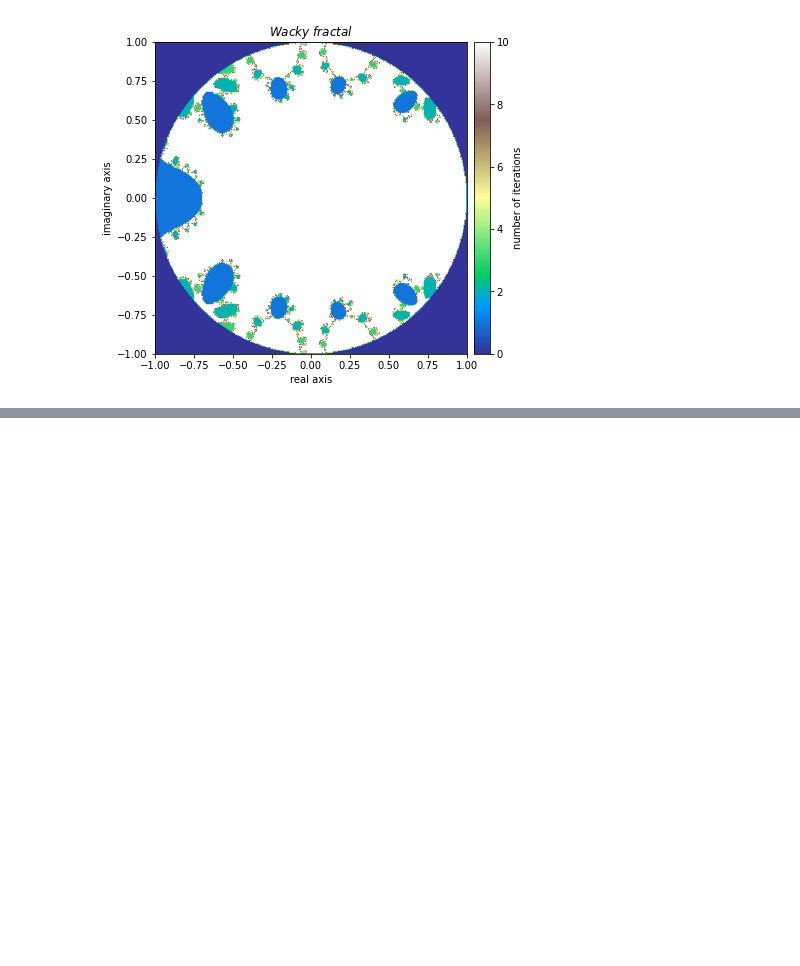
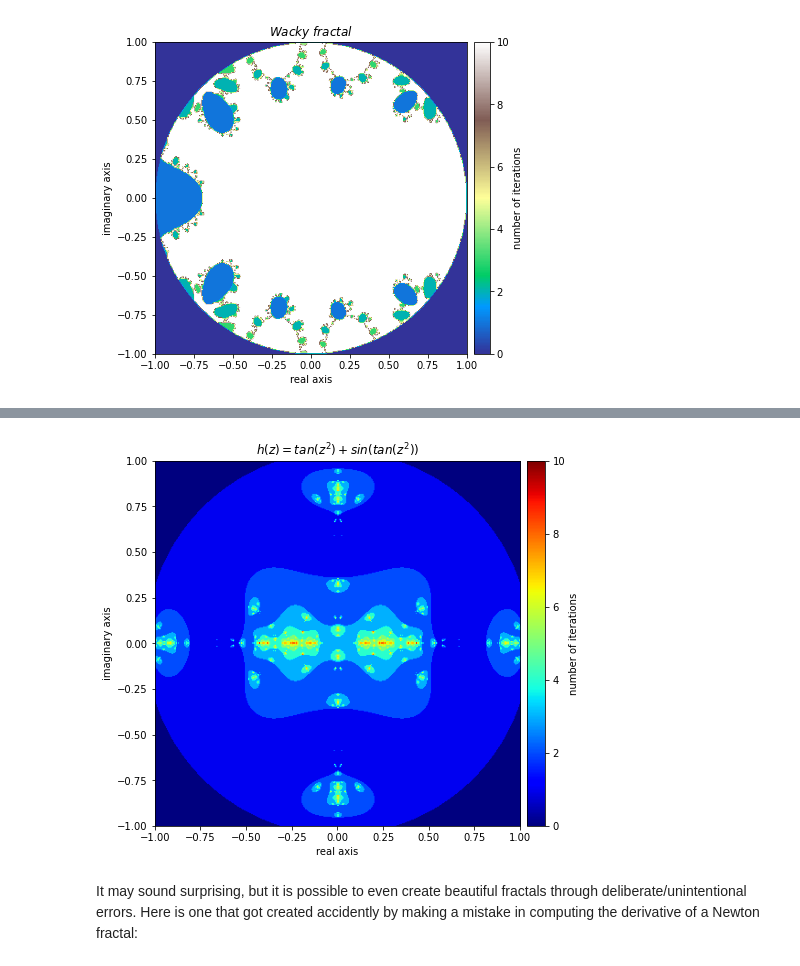
Before and after one commit to rifatrakib/practical-numpy, a Jupyter notebook: fractals.ipynb, the cells around one changed output, grey strips where cells are left out. Cells and saved outputs as stored; diff of their text form; code cells hidden in the pictures; blank space fills up the shorter version.

```diff
--- a/fractals.ipynb
+++ b/fractals.ipynb
@@ -420,0 +459,17 @@ plot_fractal(output, **kwargs)
+# %%
+def h(z):
+    return f(z) + g(z)
+# %%
+output = general_julia(mesh, f=h, num_iter=10, radius=2.1)
+kwargs = {
+    "title": "h(z) = tan(z^2) + sin(tan(z^2))",
+    "cmap": "jet",
+    "extent": [-1, 1, -1, 1],
+    "figsize": (7, 7),
+}
+
+plot_fractal(output, **kwargs)
+# %% [output]
+[figure, added]
+# %% [markdown]
+It may sound surprising, but it is possible to even create beautiful fractals through deliberate/unintentional errors. Here is one that got created accidently by making a mistake in computing the derivative of a Newton fractal:
```
Also changed, not shown: parts of 12 cells of this notebook.
